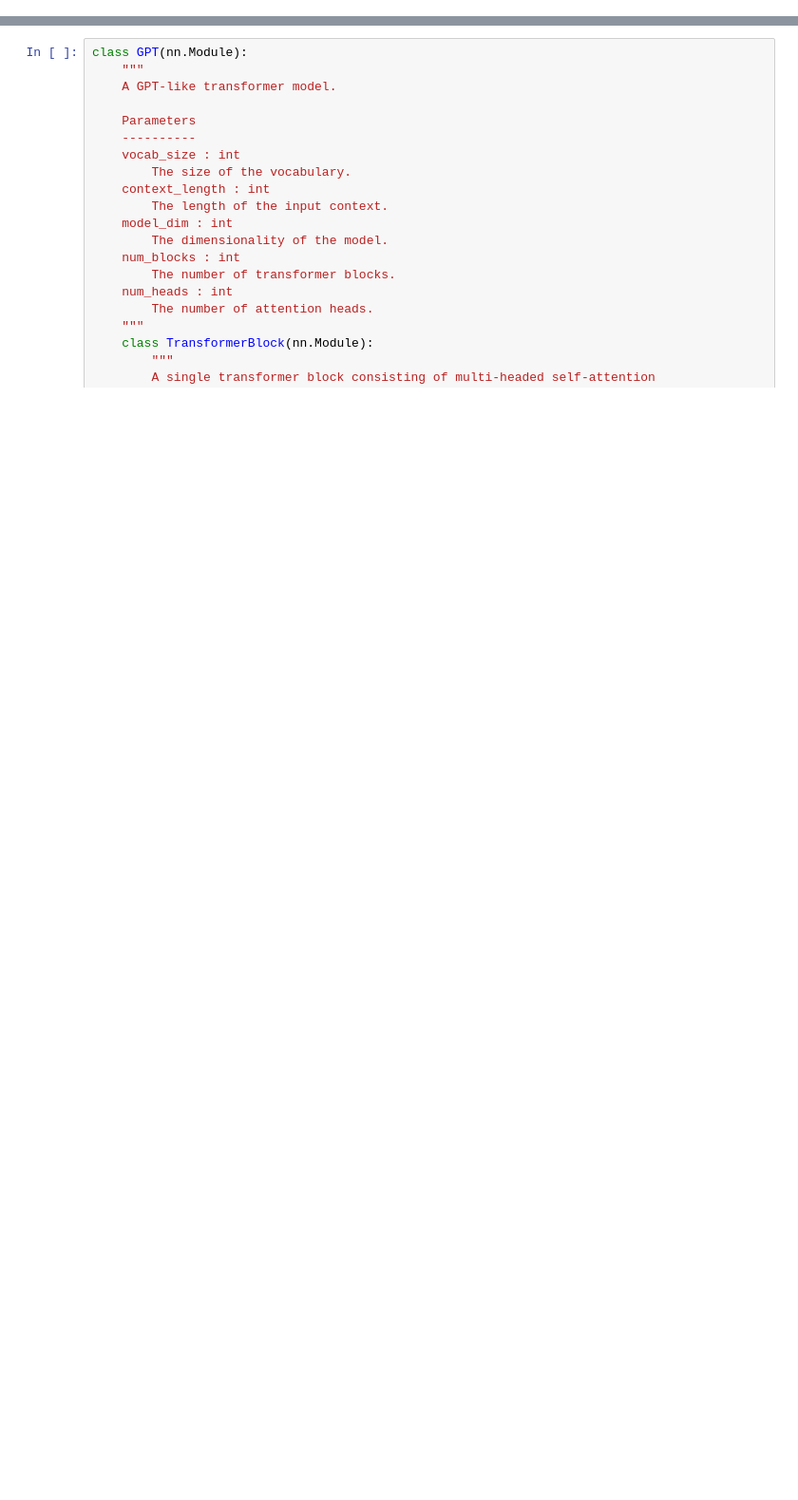
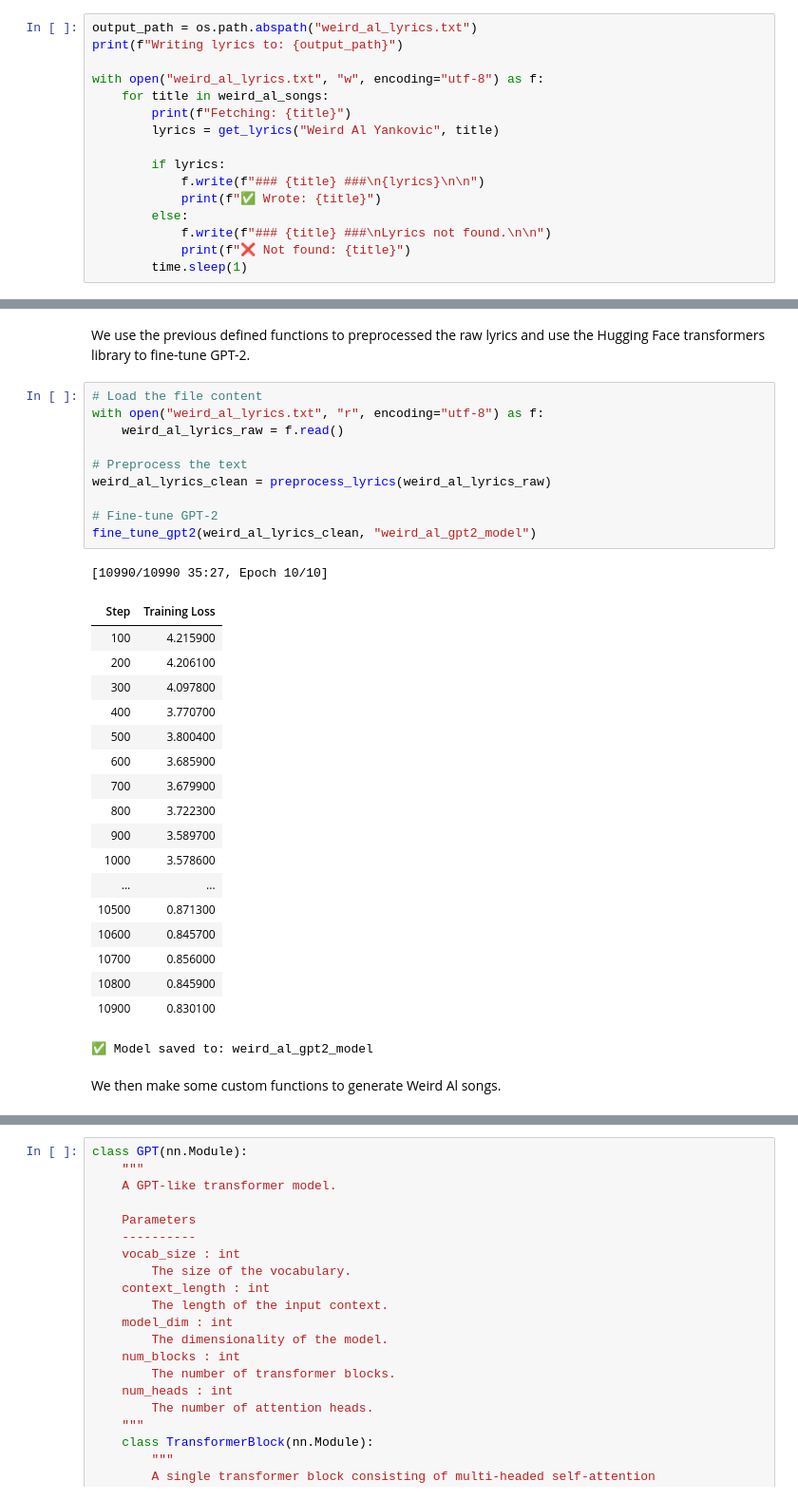
Before and after one commit to matthewshawnkehoe/Data-Science-Machine-Learning-Collaborative-Learning-Group, a Jupyter notebook: LLMs-from-scratch/generate_song_lyrics/Generate_Song_Lyrics.ipynb, the cells around one changed output, grey strips where cells are left out. Shown at 95% size. Drawn from its saved outputs; the diff is of its cells as text; blank space fills up the shorter version.

```diff
--- a/LLMs-from-scratch/generate_song_lyrics/Generate_Song_Lyrics.ipynb
+++ b/LLMs-from-scratch/generate_song_lyrics/Generate_Song_Lyrics.ipynb
@@ -11,0 +751,16 @@ Create the GPT class.
+# %%
+output_path = os.path.abspath("weird_al_lyrics.txt")
+print(f"Writing lyrics to: {output_path}")
+
+with open("weird_al_lyrics.txt", "w", encoding="utf-8") as f:
+    for title in weird_al_songs:
+        print(f"Fetching: {title}")
+        lyrics = get_lyrics("Weird Al Yankovic", title)
+
+        if lyrics:
+            f.write(f"### {title} ###\n{lyrics}\n\n")
+            print(f"✅ Wrote: {title}")
+        else:
+            f.write(f"### {title} ###\nLyrics not found.\n\n")
+            print(f"❌ Not found: {title}")
+        time.sleep(1)
@@ -11,0 +785,34 @@ Create the GPT class.
+# %% [markdown]
+We use the previous defined functions to preprocessed the raw lyrics and use the Hugging Face transformers library to fine-tune GPT-2.
+# %%
+# Load the file content
+with open("weird_al_lyrics.txt", "r", encoding="utf-8") as f:
+    weird_al_lyrics_raw = f.read()
+
+# Preprocess the text
+weird_al_lyrics_clean = preprocess_lyrics(weird_al_lyrics_raw)
+
+# Fine-tune GPT-2
+fine_tune_gpt2(weird_al_lyrics_clean, "weird_al_gpt2_model")
+# %% [output]
+[10990/10990 35:27, Epoch 10/10]
+| Step | Training Loss |
+| 100 | 4.215900 |
+| 200 | 4.206100 |
+| 300 | 4.097800 |
+| 400 | 3.770700 |
+| 500 | 3.800400 |
+| 600 | 3.685900 |
+| 700 | 3.679900 |
+| 800 | 3.722300 |
+| 900 | 3.589700 |
+| 1000 | 3.578600 |
+| ... | ... |
+| 10500 | 0.871300 |
+| 10600 | 0.845700 |
+| 10700 | 0.856000 |
+| 10800 | 0.845900 |
+| 10900 | 0.830100 |
+✅ Model saved to: weird_al_gpt2_model
+# %% [markdown]
+We then make some custom functions to generate Weird Al songs.
```
Also changed, not shown: parts of 81 cells of this notebook, 5 other files.
